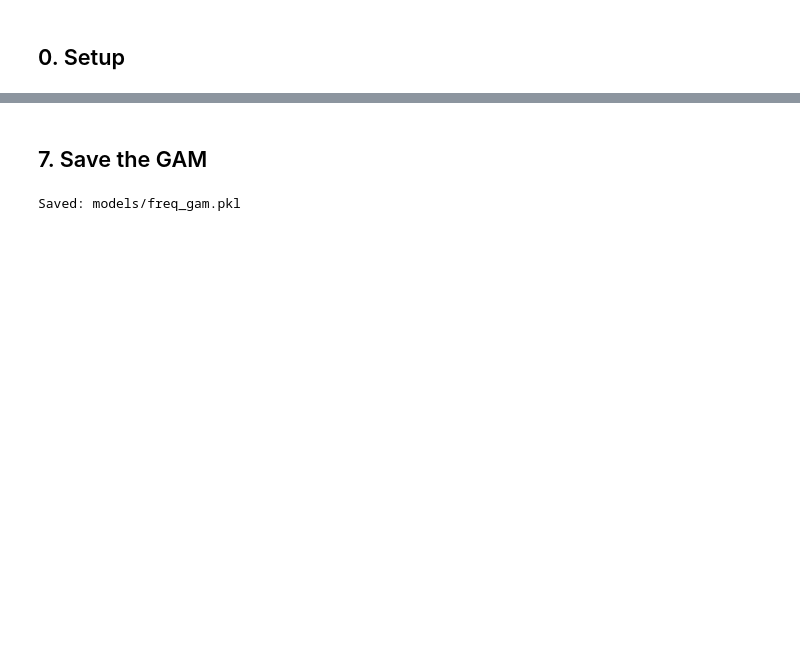
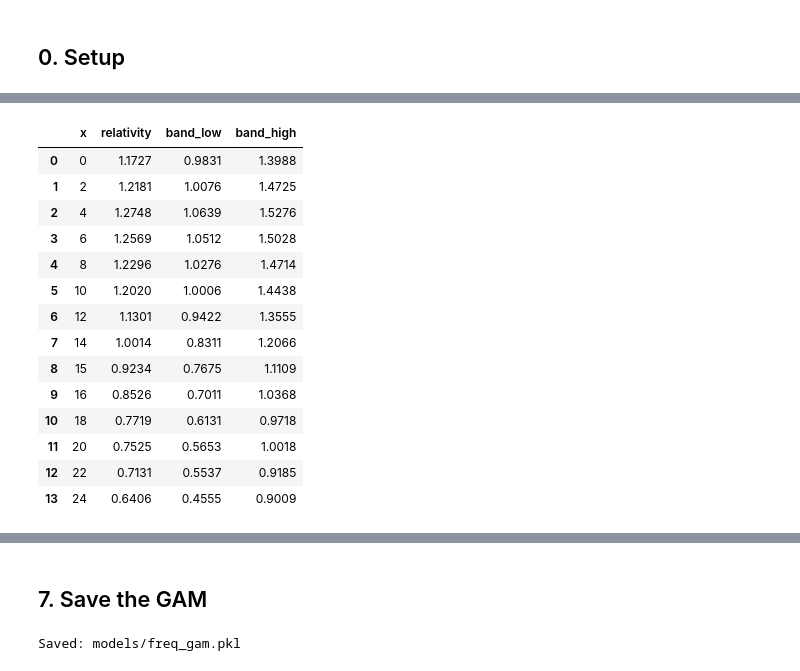
Before and after one commit to ldongmon/COMPLETE-AUTO-PRICING-GLM_GAM, a Jupyter notebook: notebooks/05_frequency_model_gam.ipynb, the cells around one changed output, grey strips where cells are left out. Saved outputs shown, nothing was run; the diff lists cells and outputs as text; code cells hidden in the pictures; blank space fills up the shorter version.

```diff
--- a/notebooks/05_frequency_model_gam.ipynb
+++ b/notebooks/05_frequency_model_gam.ipynb
@@ -286,0 +257,20 @@ to re-bin `DrivAge` and `VehAge` in an improved GLM, which is what Phase 7 does.
+# %%
+vehicle_ages = [0, 2, 4, 6, 8, 10, 12, 14, 15, 16, 18, 20, 22, 24]  # points where we read the curve
+vehage_curve = gam_relativity_curve(gam, term_index=4, x_values=vehicle_ages)  # GAM relativity at each vehicle age
+vehage_curve
+# %% [output]
+|  | x | relativity | band_low | band_high |
+| 0 | 0 | 1.1727 | 0.9831 | 1.3988 |
+| 1 | 2 | 1.2181 | 1.0076 | 1.4725 |
+| 2 | 4 | 1.2748 | 1.0639 | 1.5276 |
+| 3 | 6 | 1.2569 | 1.0512 | 1.5028 |
+| 4 | 8 | 1.2296 | 1.0276 | 1.4714 |
+| 5 | 10 | 1.2020 | 1.0006 | 1.4438 |
+| 6 | 12 | 1.1301 | 0.9422 | 1.3555 |
+| 7 | 14 | 1.0014 | 0.8311 | 1.2066 |
+| 8 | 15 | 0.9234 | 0.7675 | 1.1109 |
+| 9 | 16 | 0.8526 | 0.7011 | 1.0368 |
+| 10 | 18 | 0.7719 | 0.6131 | 0.9718 |
+| 11 | 20 | 0.7525 | 0.5653 | 1.0018 |
+| 12 | 22 | 0.7131 | 0.5537 | 0.9185 |
+| 13 | 24 | 0.6406 | 0.4555 | 0.9009 |
```
Also changed, not shown: parts of 44 cells of this notebook, 50 other files.
